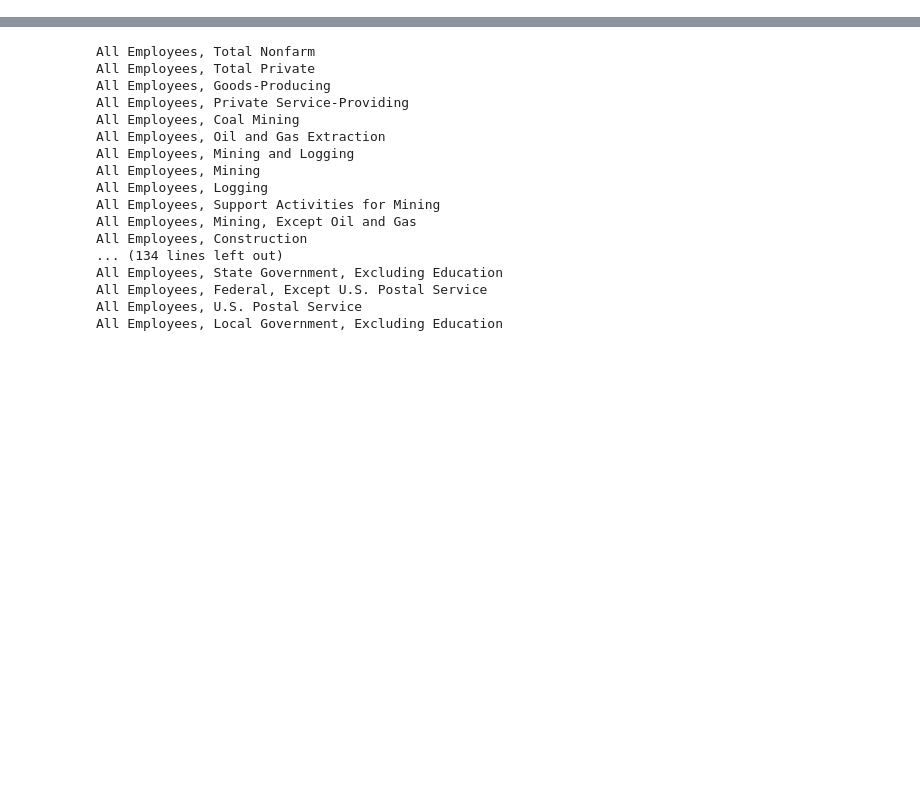
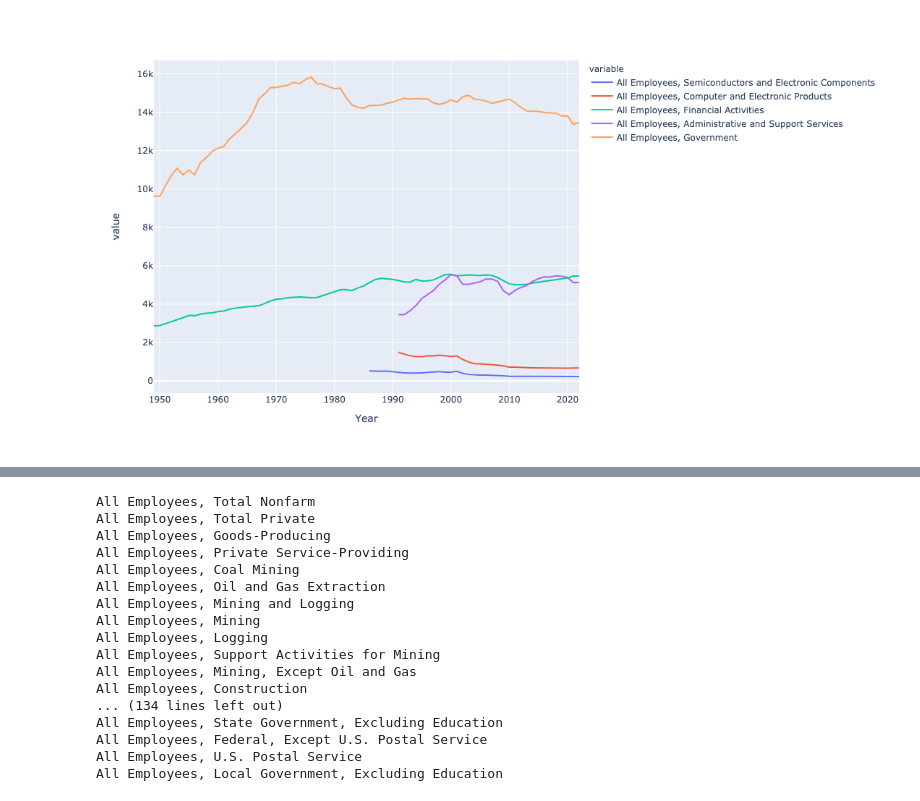
Before and after one commit to GStechschulte/Side_Projects, a Jupyter notebook: LaborMarket/LaborAnalysis.ipynb, the cells around one changed output, grey strips where cells are left out. Drawn from its saved outputs; the diff is of its cells as text; code cells hidden in the pictures; blank space fills up the shorter version.

Commit message:
Proportions and per100k

```diff
--- a/LaborMarket/LaborAnalysis.ipynb
+++ b/LaborMarket/LaborAnalysis.ipynb
@@ -42,0 +74,12 @@ plotter(melt, occs)
+# %%
+# As a proportion of the total civilian labor force
+percents = yearly.apply(lambda x: x / yearly.LaborForce)
+# %%
+# Per 100,000 people in the labor force
+# Since the underlying is "in thousands" it doesn't make a difference
+# whether it is *100,000 or *100
+per100 = percents.apply(lambda x: x*100000)
+# %%
+plotter(per100, occs)
+# %% [output]
+[figure, added]
```
Also changed, not shown: parts of 12 cells of this notebook.
